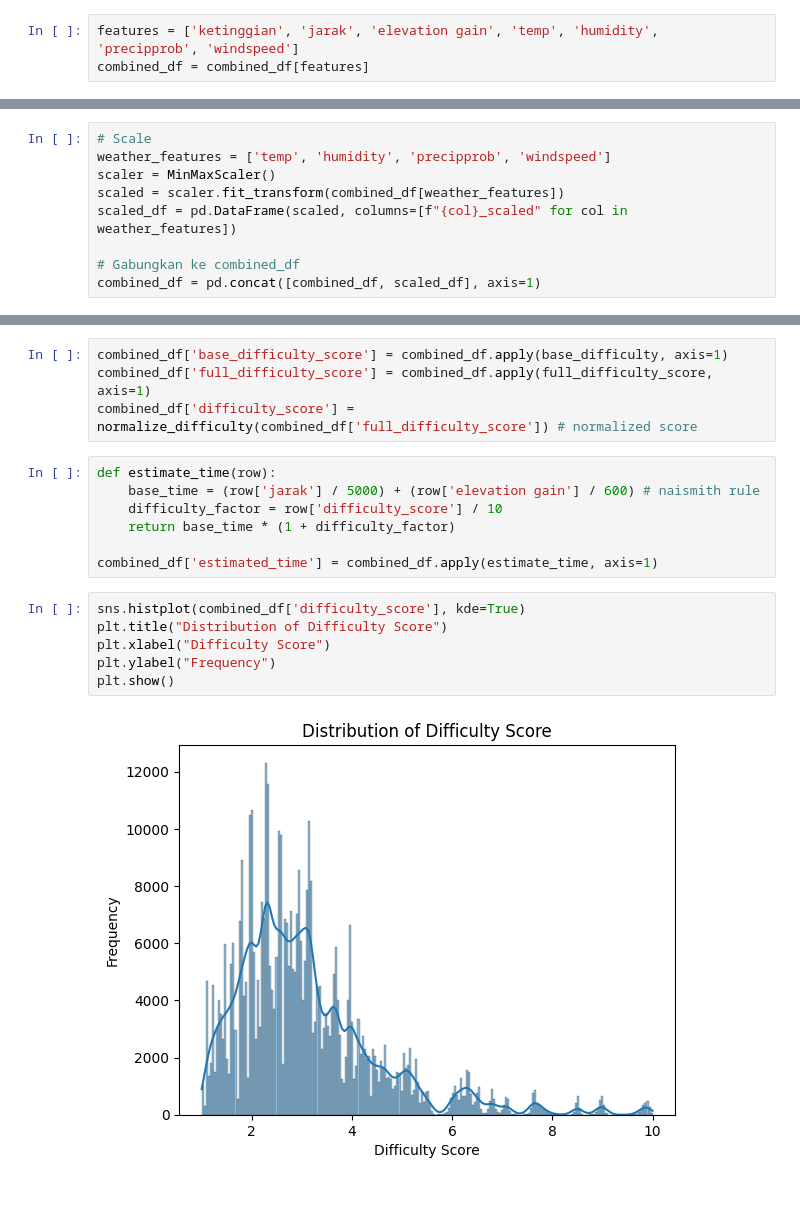
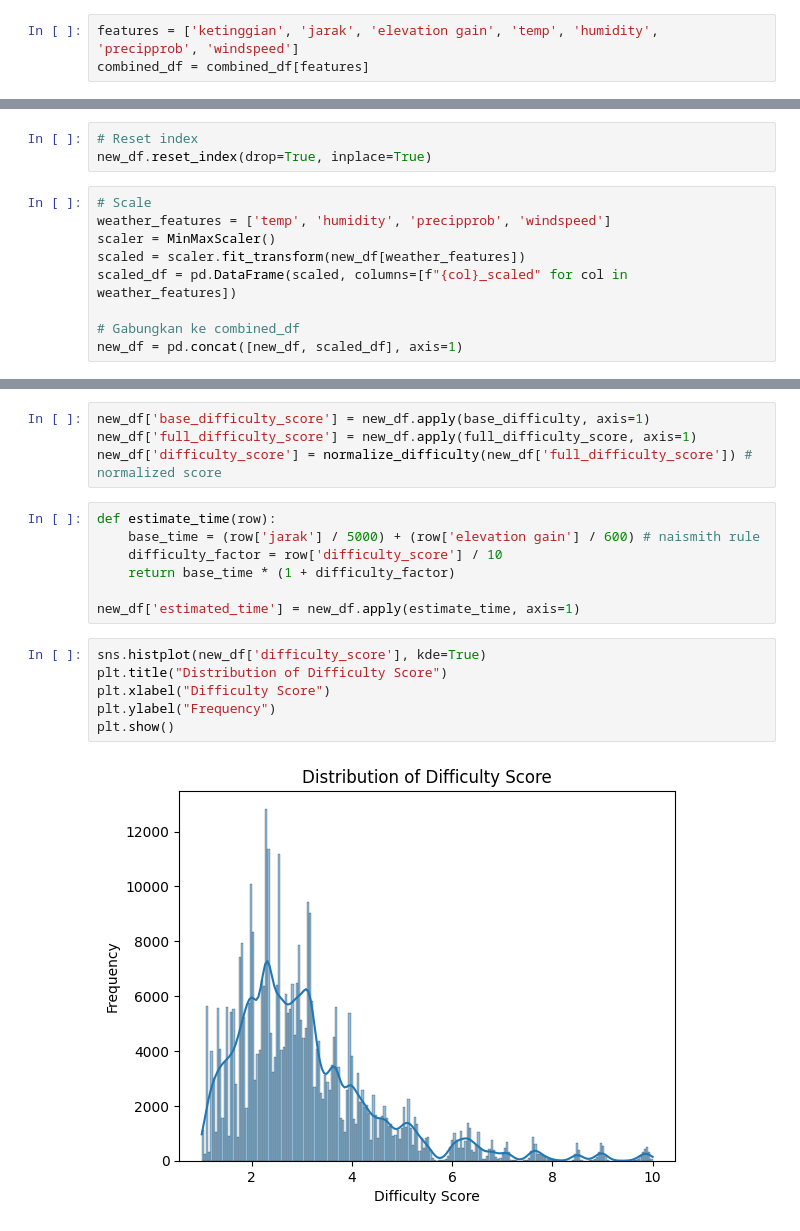
Before and after one commit to Vanessa-Audrie/HiPlan-ML, a Jupyter notebook: data etl/model2_data/Model2_data.ipynb, the cells around one changed output, grey strips where cells are left out. Saved outputs shown, nothing was run; the diff lists cells and outputs as text; blank space fills up the shorter version.

```diff
--- a/data etl/model2_data/Model2_data.ipynb
+++ b/data etl/model2_data/Model2_data.ipynb
@@ -117,9 +183,12 @@ memory usage: 23.5 MB
+# %%
+# Reset index
+new_df.reset_index(drop=True, inplace=True)
 # %%
 # Scale
 weather_features = ['temp', 'humidity', 'precipprob', 'windspeed']
 scaler = MinMaxScaler()
-scaled = scaler.fit_transform(combined_df[weather_features])
+scaled = scaler.fit_transform(new_df[weather_features])
 scaled_df = pd.DataFrame(scaled, columns=[f"{col}_scaled" for col in weather_features])
 
 # Gabungkan ke combined_df
-combined_df = pd.concat([combined_df, scaled_df], axis=1)
+new_df = pd.concat([new_df, scaled_df], axis=1)
@@ -163,22 +234,22 @@ def normalize_difficulty(scores):
     max_score = scores.max()
     return 1 + 9 * ((scores - min_score) / (max_score - min_score))
 # %%
-combined_df['base_difficulty_score'] = combined_df.apply(base_difficulty, axis=1)
-combined_df['full_difficulty_score'] = combined_df.apply(full_difficulty_score, axis=1)
-combined_df['difficulty_score'] = normalize_difficulty(combined_df['full_difficulty_score']) # normalized score
+new_df['base_difficulty_score'] = new_df.apply(base_difficulty, axis=1)
+new_df['full_difficulty_score'] = new_df.apply(full_difficulty_score, axis=1)
+new_df['difficulty_score'] = normalize_difficulty(new_df['full_difficulty_score']) # normalized score
 # %%
 def estimate_time(row):
     base_time = (row['jarak'] / 5000) + (row['elevation gain'] / 600) # naismith rule
     difficulty_factor = row['difficulty_score'] / 10
     return base_time * (1 + difficulty_factor)
 
-combined_df['estimated_time'] = combined_df.apply(estimate_time, axis=1)
+new_df['estimated_time'] = new_df.apply(estimate_time, axis=1)
 # %%
-sns.histplot(combined_df['difficulty_score'], kde=True)
+sns.histplot(new_df['difficulty_score'], kde=True)
 plt.title("Distribution of Difficulty Score")
 plt.xlabel("Difficulty Score")
 plt.ylabel("Frequency")
 plt.show()
 # %% [output]
-[figure, old version]
+[figure, new version]
 # %%
```
Also changed, not shown: parts of 22 cells of this notebook, 14 other files.
